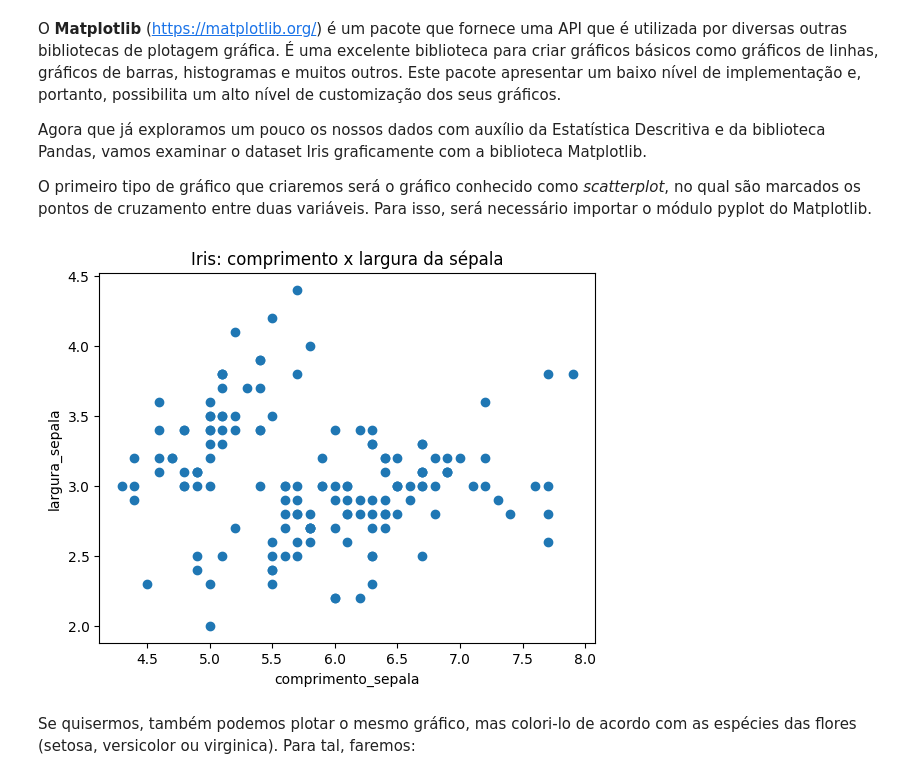
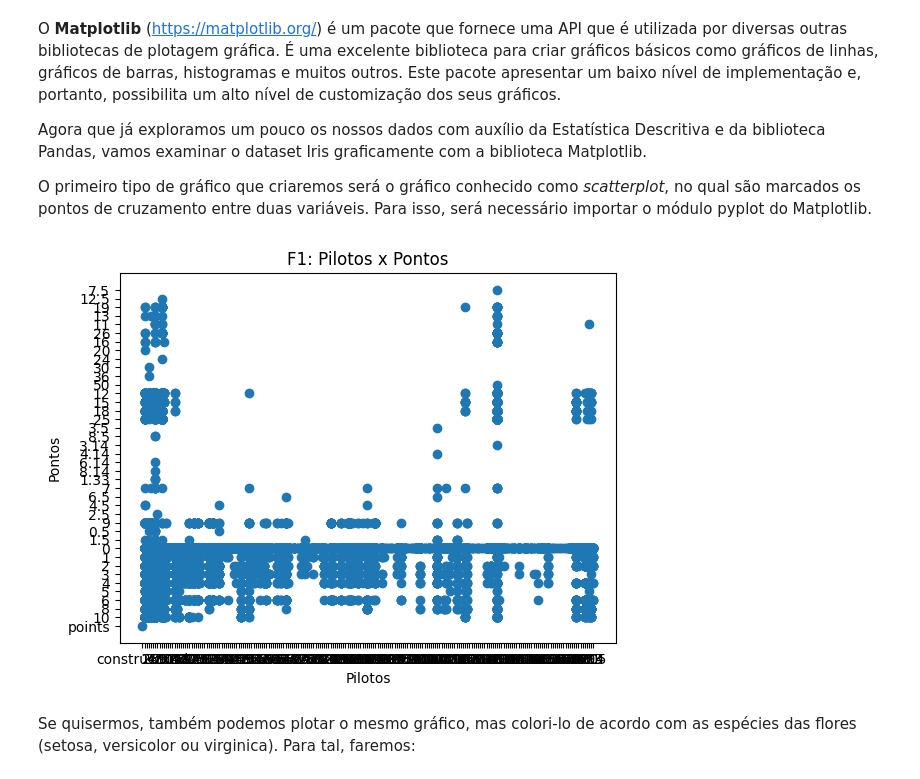
Before and after one commit to emersonvasconcelos/f1, a Jupyter notebook: MVP_F1_Warm_Up.ipynb, the cells around one changed output. Cells and saved outputs as stored; diff of their text form; code cells hidden in the pictures.

```diff
--- a/MVP_F1_Warm_Up.ipynb
+++ b/MVP_F1_Warm_Up.ipynb
@@ -263,16 +265,16 @@ O primeiro tipo de gráfico que criaremos será o gráfico conhecido como *scatt
 # %%
 # importação do pyplot
 import matplotlib.pyplot as plt
 
 # plotando o gráfico de comprimento x largura da sépala
-plt.scatter(iris['comprimento_sepala'], iris['largura_sepala'])
+plt.scatter(mvp_f1['driverId'], mvp_f1['points'])
 
 # incluindo título do gráfico e rótulos dos eixos
-plt.title('Iris: comprimento x largura da sépala')
-plt.xlabel('comprimento_sepala')
-plt.ylabel('largura_sepala');
+plt.title('F1: Pilotos x Pontos')
+plt.xlabel('Pilotos')
+plt.ylabel('Pontos');
 # %% [output]
-[figure, old version]
+[figure, new version]
 # %% [markdown]
 Se quisermos, também podemos plotar o mesmo gráfico, mas colori-lo de acordo com as espécies das flores (setosa, versicolor ou virginica). Para tal, faremos:
 # %%
```
Also changed, not shown: parts of 3 cells of this notebook.
